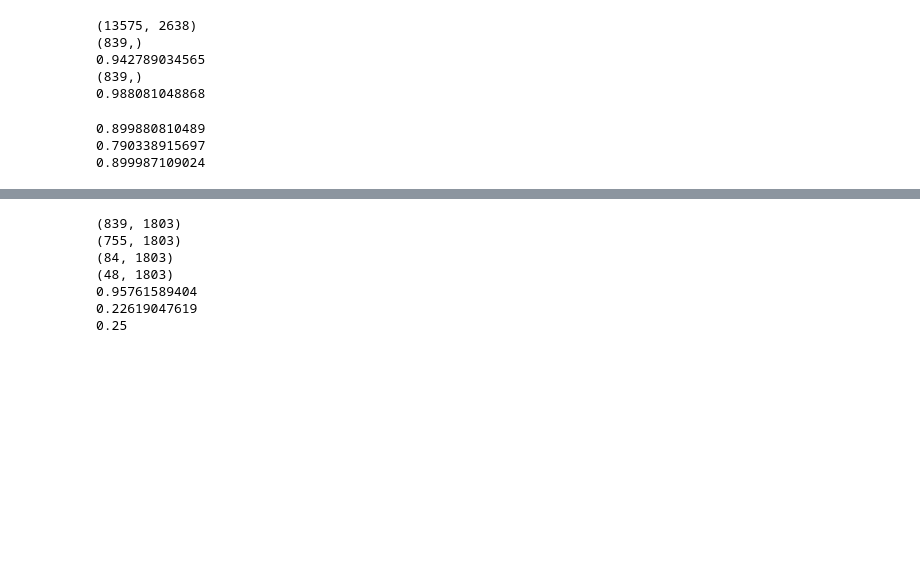
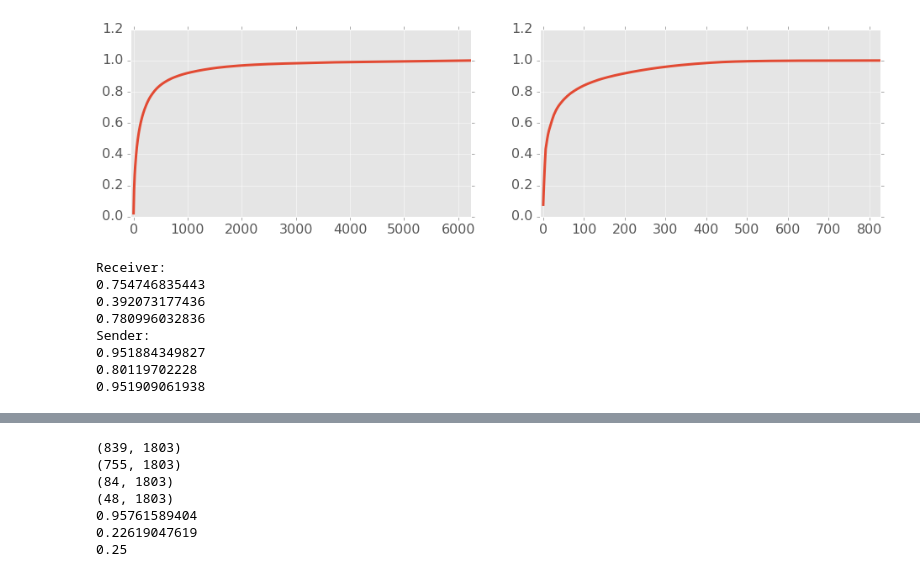
Before and after one commit to rasmusbergpalm/bayes, a Jupyter notebook: project/sandbox.ipynb, the cells around one changed output, grey strips where cells are left out. Drawn from its saved outputs; the diff is of its cells as text; code cells hidden in the pictures; blank space fills up the shorter version.

```diff
--- a/project/sandbox.ipynb
+++ b/project/sandbox.ipynb
@@ -50,14 +0,0 @@ val_X, val_s, val_r = load_data("ff*")
-# %%
-print train_X.shape
-
-print val_s.shape
-print 1-(val_s==0).mean()
-
-print val_r.shape
-print 1-(val_r==0).mean()
-# %% [output]
-(13575, 2638)
-(839,)
-0.942789034565
-(839,)
-0.988081048868
@@ -67,10 +1,49 @@ _=clf_s.fit(train_X, train_s)
+# %%
+%matplotlib inline
+import numpy as np
+from sklearn.metrics import *
+import matplotlib.pyplot as plt
+plt.style.use('ggplot')
+plt.rc('figure', figsize=(16, 4))
+plt.rc('font', size=16)
+plt.rc('lines', linewidth=3)
+# %%
+a = np.load('data/all.npz')
+sep = np.load('data/separate.npz')
+com = np.load('data/combined.npz')
+val_r = sep['val_r']
+val_s = sep['val_s']
+all_s = a['s']
+all_r = a['r']
+# %%
+plt.subplot(121)
+cs = np.sort(np.bincount(all_s))[::-1]
+_=plt.plot(np.cumsum(cs)/float(np.sum(cs)), '-')
+_=plt.axis([-all_s.max()/100, all_s.max(), 0, 1.2])
+
+plt.subplot(122)
+cr = np.sort(np.bincount(all_r))[::-1]
+_=plt.plot(np.cumsum(cr)/float(np.sum(cr)), '-')
+_=plt.axis([-all_r.max()/100, all_r.max(), 0, 1.2])
+
+plt.savefig('sr.png', bbox_inches='tight', pad_inches=0)
+# %% [output]
+[figure, added]
 # %%
-prob = clf_s.predict_proba(val_X)
-pred_s = clf_s.predict(val_X)
-print f1_score(val_s, pred_s, average='micro')
-print f1_score(val_s, pred_s, average='macro')
-print f1_score(val_s, pred_s, average='weighted')
+print "Receiver:"
+print f1_score(val_r, sep['pred_r'], average='micro')
+print f1_score(val_r, sep['pred_r'], average='macro')
+print f1_score(val_r, sep['pred_r'], average='weighted')
+print "Sender:"
+print f1_score(val_s, sep['pred_s'], average='micro')
+print f1_score(val_s, sep['pred_s'], average='macro')
+print f1_score(val_s, sep['pred_s'], average='weighted')
 # %% [output]
-0.899880810489
-0.790338915697
-0.899987109024
+Receiver:
+0.754746835443
+0.392073177436
+0.780996032836
+Sender:
+0.951884349827
+0.80119702228
+0.951909061938
```
Also changed, not shown: parts of 12 cells of this notebook, 4 other files.
